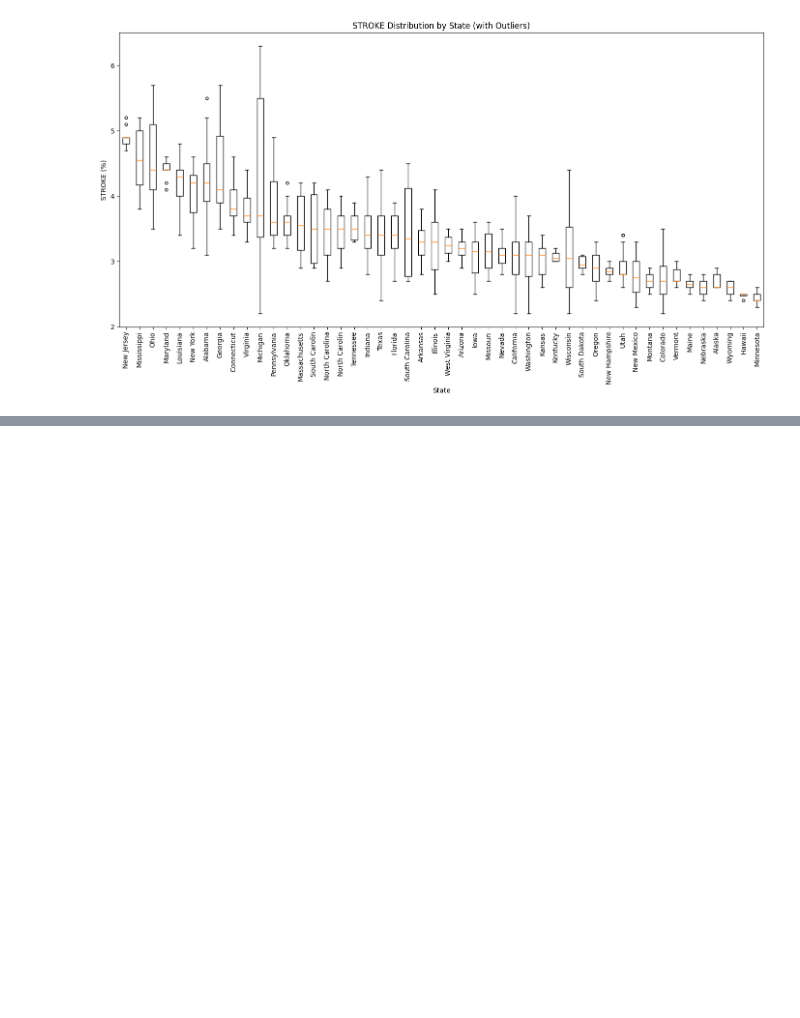
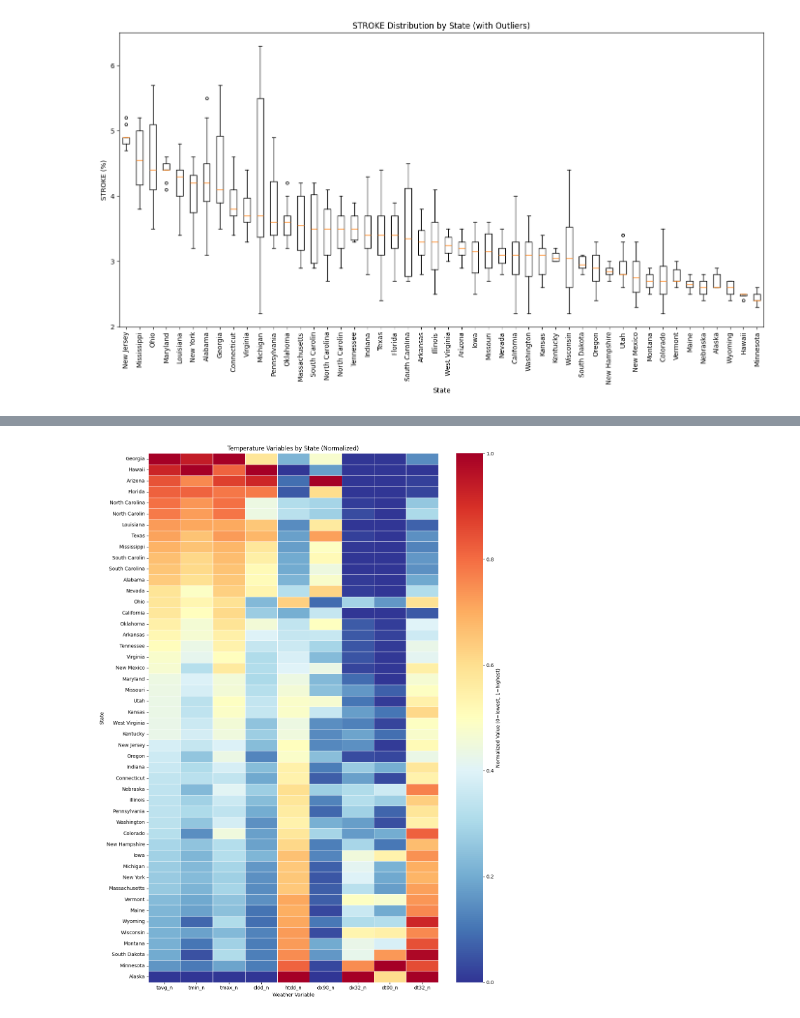
Before and after one commit to hertie-dsa-26/project-krasss, a Jupyter notebook: EDA/eda_rudranshi.ipynb, the cells around one changed output, grey strips where cells are left out. Drawn from its saved outputs; the diff is of its cells as text; code cells hidden in the pictures; blank space fills up the shorter version.

```diff
--- a/EDA/eda_rudranshi.ipynb
+++ b/EDA/eda_rudranshi.ipynb
@@ -431,0 +593,27 @@ plt.show()
+# %%
+import matplotlib.pyplot as plt
+import seaborn as sns
+
+temp_cols = ['tavg_n', 'tmin_n', 'tmax_n', 'cldd_n', 'htdd_n', 'dx90_n', 'dx32_n', 'dt00_n', 'dt32_n']
+
+state_temp = df_pivot.groupby('statedesc_c')[temp_cols].mean().round(2)
+
+# Normalize each column (0-1) so different units are comparable
+state_temp_norm = (state_temp - state_temp.min()) / (state_temp.max() - state_temp.min())
+state_temp_norm = state_temp_norm.sort_values('tavg_n', ascending=False)
+
+plt.figure(figsize=(12, 16))
+sns.heatmap(state_temp_norm,
+            cmap='RdYlBu_r',
+            annot=False,
+            linewidths=0.5,
+            cbar_kws={'label': 'Normalized Value (0=lowest, 1=highest)'})
+
+plt.title('Temperature Variables by State (Normalized)')
+plt.xlabel('Weather Variable')
+plt.ylabel('State')
+plt.tight_layout()
+plt.savefig('../EDA/temp_heatmap.png', dpi=150, bbox_inches='tight')
+plt.show()
+# %% [output]
+[figure, added]
```
Also changed, not shown: parts of 10 cells of this notebook.
